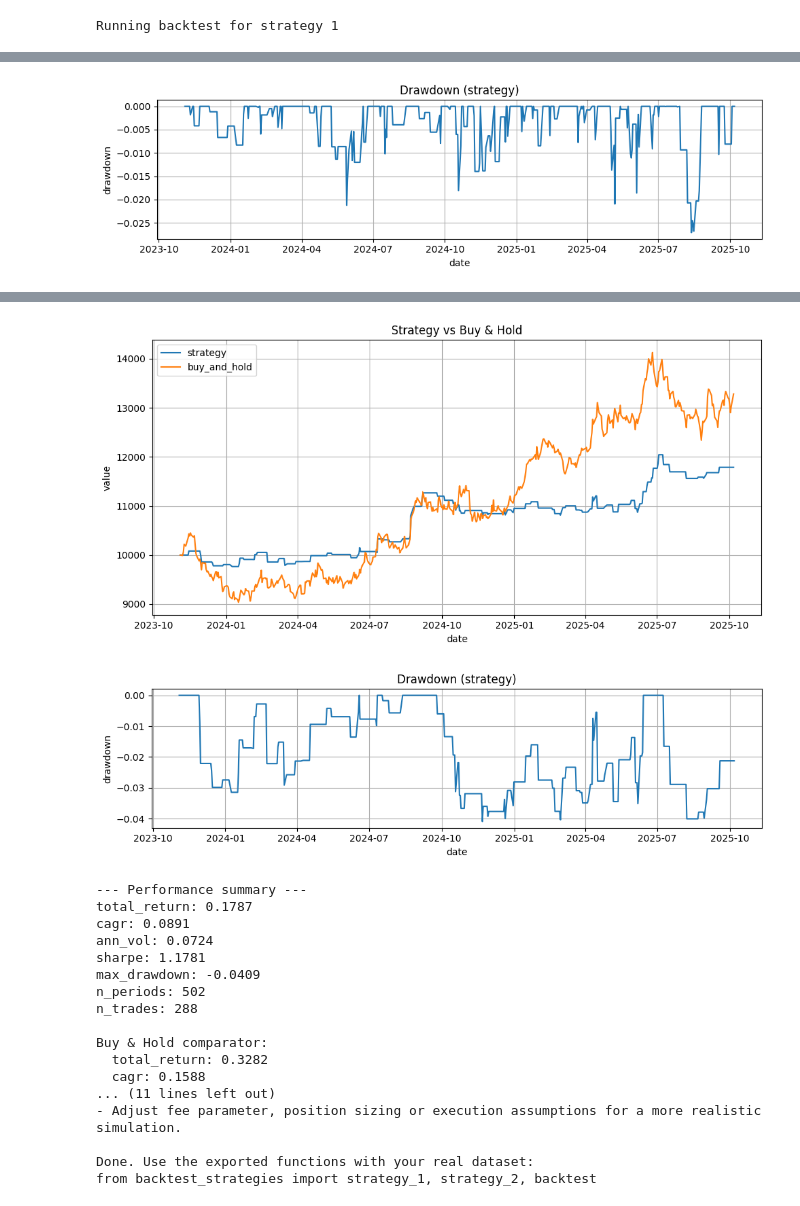
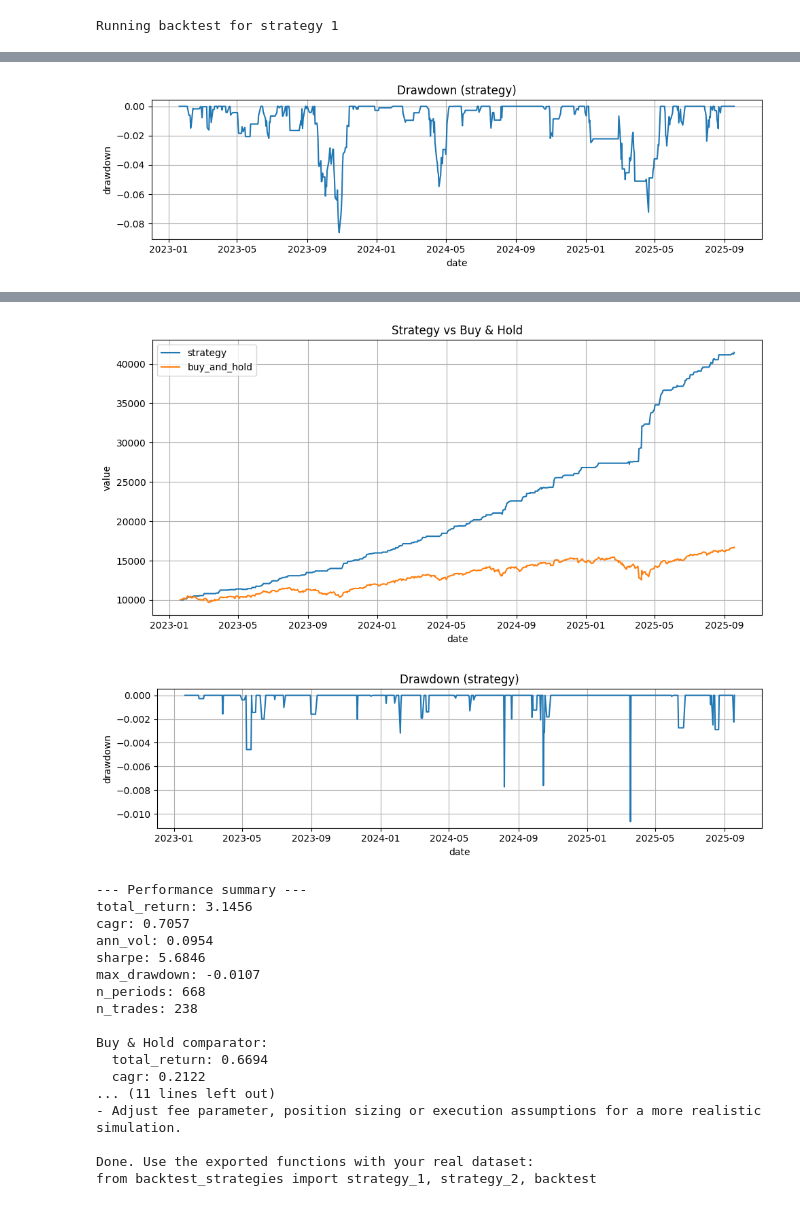
Before and after one commit to Alazuz/bigdata_project, a Jupyter notebook: strat_backtest.ipynb, the cells around one changed output, grey strips where cells are left out. Cells and saved outputs as stored; diff of their text form; code cells hidden in the pictures.

```diff
--- a/strat_backtest.ipynb
+++ b/strat_backtest.ipynb
@@ -464,13 +464,17 @@ def read(file_name):
         if xl:
             df['year'] = df['date'].dt.year
 
+    if 'close' not in df.columns:
+        close = read('data/df')
+        df = df.merge(close[['date', 'close']], on = 'date', how= 'left')
 
+    df = df[df['date']>='2023-01-20'].reset_index(drop=True)
 
     return df
 # %%
-df = read('test_rf')
-# df = read('tslm_pred1')
-close = read('data/df')
-df = df.merge(close[['date', 'close']], on = 'date', how= 'left')
-df = df[df['date']>='2023-01-20'].reset_index(drop=True)
+# sarimax rf cart lstm
+# sarimax = read('sarimax')
+rf = read('rf')
+# cart = read('cart')
+# lstm = read('lstm')
 # %%
@@ -492,12 +496,14 @@ df
 # %%
-pos1 = strategy_1(df_demo, x=0.03, tol=0.005)
-pos2 = strategy_2(df_demo, x=0.03, tol=0.005, growth_window=1)
+df = rf.copy()
+
+pos1 = strategy_1(df, x=0.03, tol=0.005)
+pos2 = strategy_2(df, x=0.03, tol=0.005, growth_window=1)
 
 print('Running backtest for strategy 1')
-metrics1, results1 = backtest(df_demo, pos1, initial_cash=10000.0, fee=0.000)
+metrics1, results1 = backtest(df, pos1, initial_cash=10000.0, fee=0.000)
 
 print('\nRunning backtest for strategy 2')
-metrics2, results2 = backtest(df_demo, pos2, initial_cash=10000.0, fee=0.000)
+metrics2, results2 = backtest(df, pos2, initial_cash=10000.0, fee=0.000)
 
 print('\nDone. Use the exported functions with your real dataset:')
 print("from backtest_strategies import strategy_1, strategy_2, backtest")
@@ -508,2 +514,2 @@ Running backtest for strategy 1
-[figure, old version]
+[figure, new version]
 --- Performance summary ---
@@ -527,17 +533,17 @@ Running backtest for strategy 2
-[figure, old version]
+[figure, new version]
-[figure, old version]
+[figure, new version]
 --- Performance summary ---
-total_return: 0.1787
-cagr: 0.0891
-ann_vol: 0.0724
-sharpe: 1.1781
-max_drawdown: -0.0409
-n_periods: 502
-n_trades: 288
+total_return: 3.1456
+cagr: 0.7057
+ann_vol: 0.0954
+sharpe: 5.6846
+max_drawdown: -0.0107
+n_periods: 668
+n_trades: 238
 
 Buy & Hold comparator:
-  total_return: 0.3282
-  cagr: 0.1588
+  total_return: 0.6694
+  cagr: 0.2122
 ... (11 lines left out)
 - Adjust fee parameter, position sizing or execution assumptions for a more realistic simulation.
 
```
Also changed, not shown: parts of 2 cells of this notebook, 1 other file.
